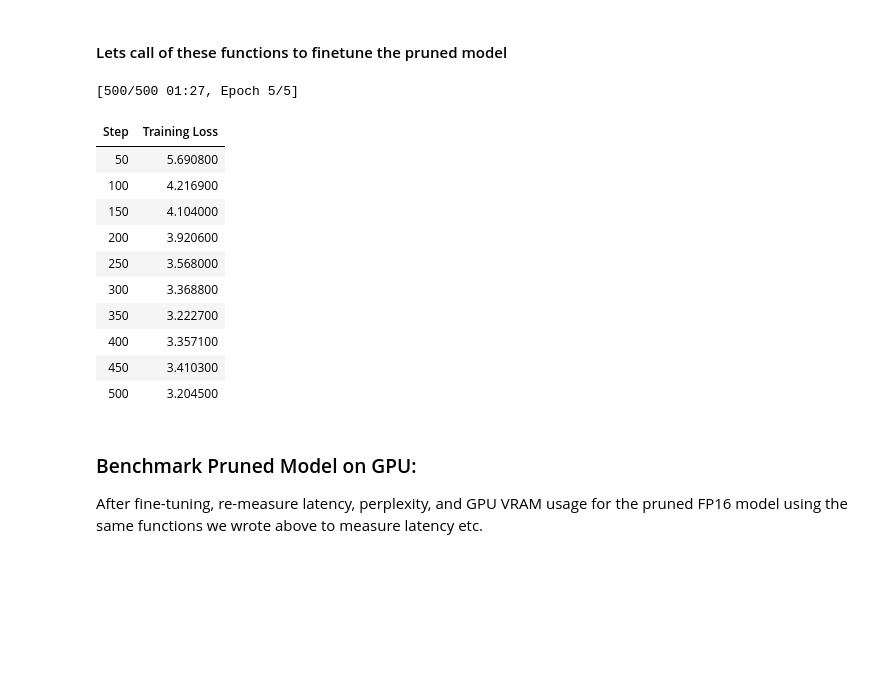
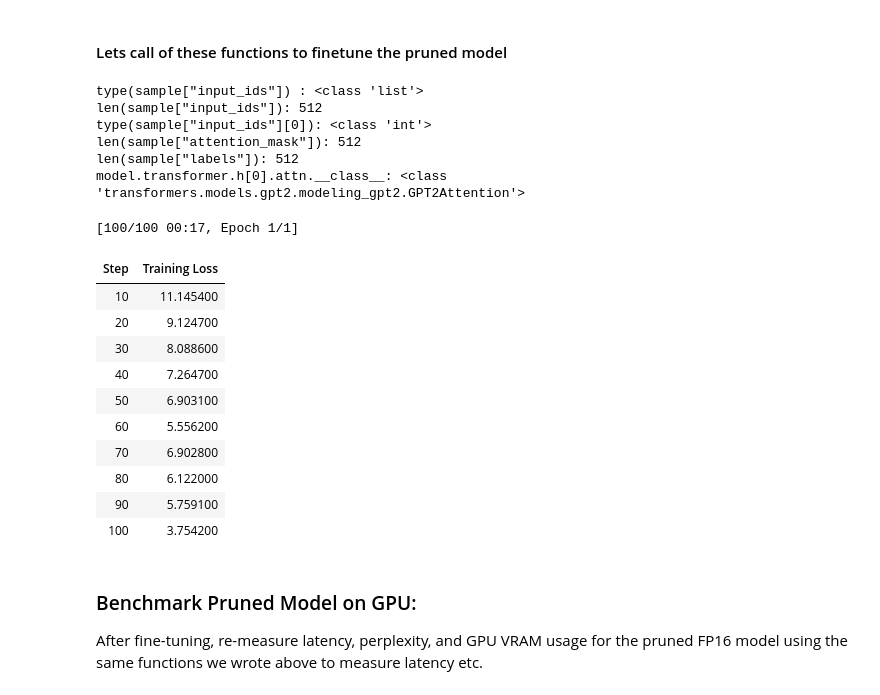
Before and after one commit to krswamin/udc-ml-model-optimize-nanodeg, a Jupyter notebook: c1_model_optimize_foundation/c1_project_ksw/model_optimization_project_ksw.ipynb, the cells around one changed output. Cells and saved outputs as stored; diff of their text form; code cells hidden in the pictures; blank space fills up the shorter version.

Commit message:
(C1-Project1): gpt2 model optimization code optimized until post training quantization

```diff
--- a/c1_model_optimize_foundation/c1_project_ksw/model_optimization_project_ksw.ipynb
+++ b/c1_model_optimize_foundation/c1_project_ksw/model_optimization_project_ksw.ipynb
@@ -880,29 +1350,66 @@ def run_fine_tuning(model, training_args, tokenized_train, tokenizer):
     Returns:
         Trainer instance after training.
     """
-    # # TODO: Configure the trainer and start training
-    # pass
+    # TODO: Configure the trainer and start training
+
+
+    data_collator = DataCollatorForLanguageModeling(
+        tokenizer=tokenizer,
+        # mlm=False is the key setting for causal LMs like GPT-style models.
+        mlm=False,   # causal language modeling, not masked LM
+    )
+
+    # In Lieu of the traditional training loop which includes forward pass, backprop, wt update, optimizer step etc
+    # Trainer can be used. It takes care of everything
+    trainer = Trainer(
+        model=model,
+        args=training_args,
+        train_dataset=tokenized_train,
+        data_collator=data_collator,
+        tokenizer=tokenizer,
+    )
+
+    trainer.train()
+
+    return trainer
 # %% [markdown]
 #### Lets call of these functions to finetune the pruned model
-# %%
-prepare_tokenizer_for_padding(tokenizer, model)
-tokenized_train = tokenize_dataset(train_ds, tokenizer)
-tokenized_valid = tokenize_dataset(valid_ds, tokenizer)
-training_args = create_training_arguments()
-trainer = run_fine_tuning(model, training_args, tokenized_train, tokenizer)
-# %% [output]
-[500/500 01:27, Epoch 5/5]
-| Step | Training Loss |
-| 50 | 5.690800 |
-| 100 | 4.216900 |
-| 150 | 4.104000 |
-| 200 | 3.920600 |
-| 250 | 3.568000 |
-| 300 | 3.368800 |
-| 350 | 3.222700 |
-| 400 | 3.357100 |
-| 450 | 3.410300 |
-| 500 | 3.204500 |
+# %%
+prepare_tokenizer_for_padding(tokenizer, model)
+tokenized_train = tokenize_dataset(train_ds, tokenizer)
+
+sample = tokenized_train[0]
+print('type(sample["input_ids"]) :',    type(sample["input_ids"]))
+print('len(sample["input_ids"]):',      len(sample["input_ids"]))
+print('type(sample["input_ids"][0]):',  type(sample["input_ids"][0]))
+print('len(sample["attention_mask"]):', len(sample["attention_mask"]))
+print('len(sample["labels"]):',         len(sample["labels"]))
+
+
+tokenized_valid = tokenize_dataset(valid_ds, tokenizer)
+training_args = create_training_arguments()
+
+print("model.transformer.h[0].attn.__class__:",model.transformer.h[0].attn.__class__)
+trainer = run_fine_tuning(model, training_args, tokenized_train, tokenizer)
+# %% [output]
+type(sample["input_ids"]) : <class 'list'>
+len(sample["input_ids"]): 512
+type(sample["input_ids"][0]): <class 'int'>
+len(sample["attention_mask"]): 512
+len(sample["labels"]): 512
+model.transformer.h[0].attn.__class__: <class 'transformers.models.gpt2.modeling_gpt2.GPT2Attention'>
+[100/100 00:17, Epoch 1/1]
+| Step | Training Loss |
+| 10 | 11.145400 |
+| 20 | 9.124700 |
+| 30 | 8.088600 |
+| 40 | 7.264700 |
+| 50 | 6.903100 |
+| 60 | 5.556200 |
+| 70 | 6.902800 |
+| 80 | 6.122000 |
+| 90 | 5.759100 |
+| 100 | 3.754200 |
 # %% [markdown]
 ### Benchmark Pruned Model on GPU:
 
```
Also changed, not shown: parts of 40 cells of this notebook.
